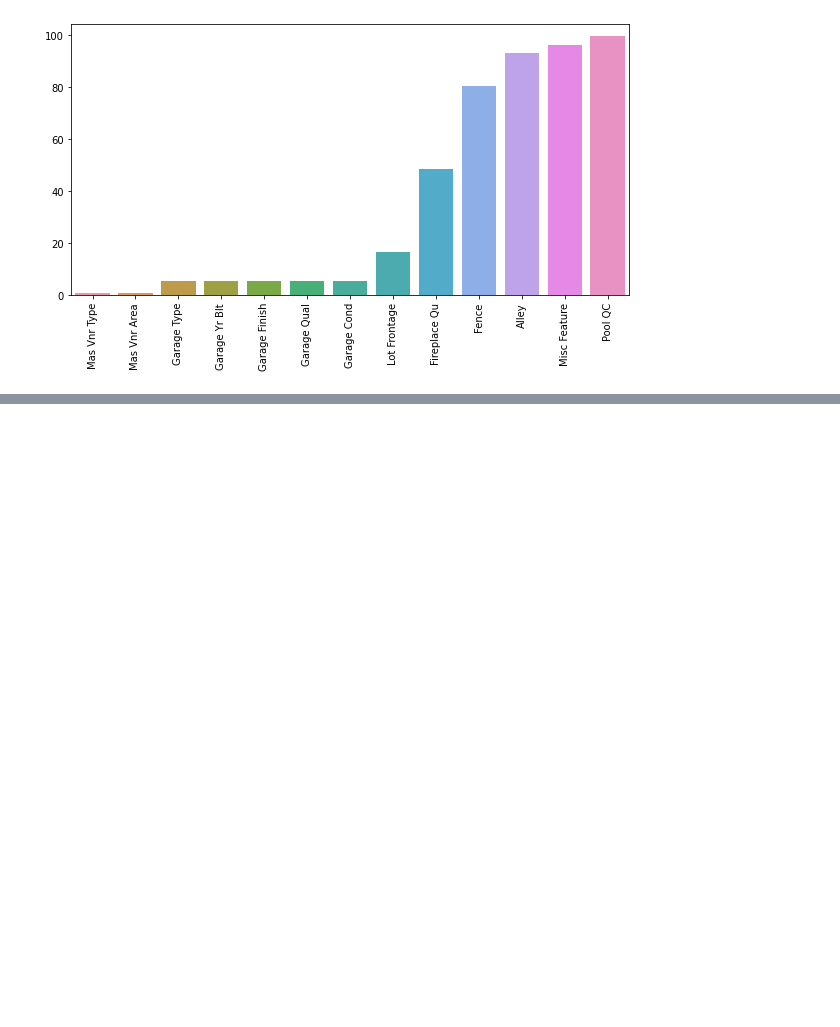
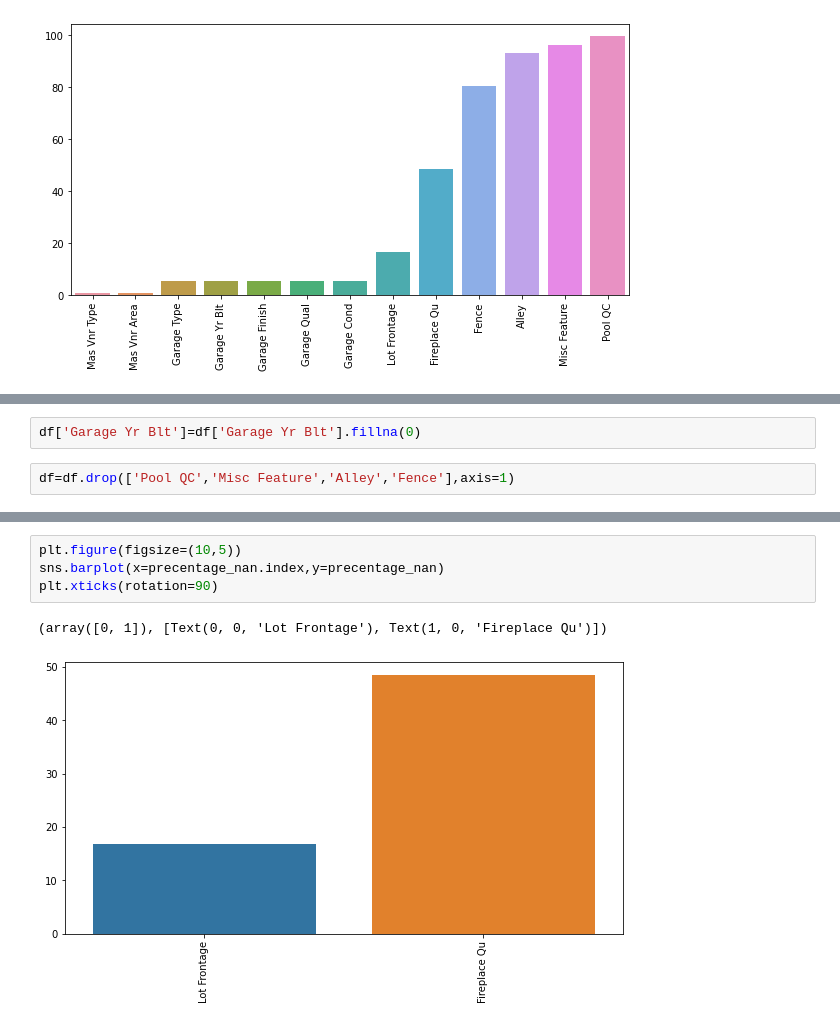
Before and after one commit to dhires9196/ML_reinvent, a Jupyter notebook: outliers/Outliers_Feature_engineering.ipynb, the cells around one changed output, grey strips where cells are left out. Drawn from its saved outputs; the diff is of its cells as text; blank space fills up the shorter version.

```diff
--- a/outliers/Outliers_Feature_engineering.ipynb
+++ b/outliers/Outliers_Feature_engineering.ipynb
@@ -585,0 +653,4 @@ plt.xticks(rotation=90)
+# %%
+df['Garage Yr Blt']=df['Garage Yr Blt'].fillna(0)
+# %%
+df=df.drop(['Pool QC','Misc Feature','Alley','Fence'],axis=1)
@@ -585,0 +664,7 @@ plt.xticks(rotation=90)
+# %%
+plt.figure(figsize=(10,5))
+sns.barplot(x=precentage_nan.index,y=precentage_nan)
+plt.xticks(rotation=90)
+# %% [output]
+(array([0, 1]), [Text(0, 0, 'Lot Frontage'), Text(1, 0, 'Fireplace Qu')])
+[figure, added]
```
Also changed, not shown: parts of 22 cells of this notebook, 2 other files.
